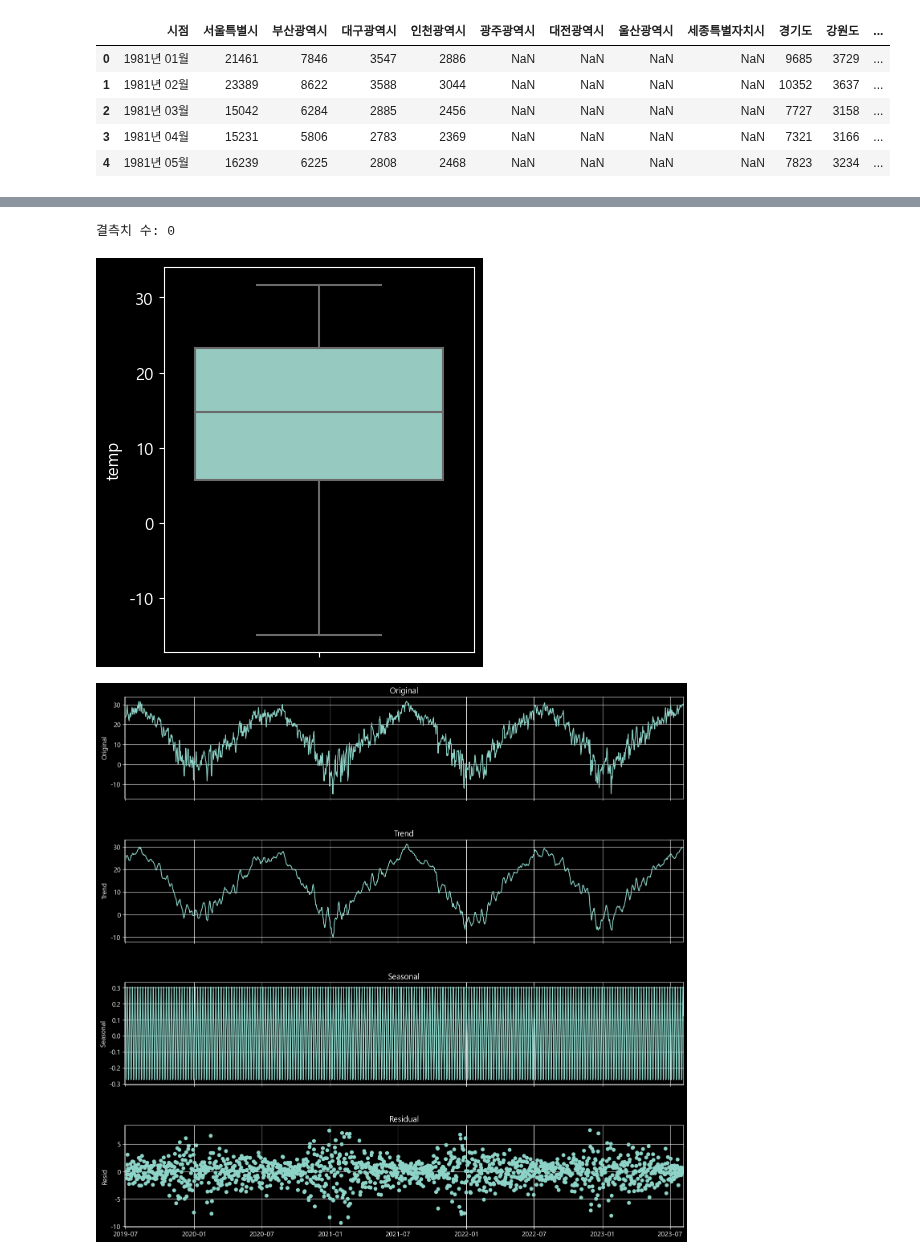
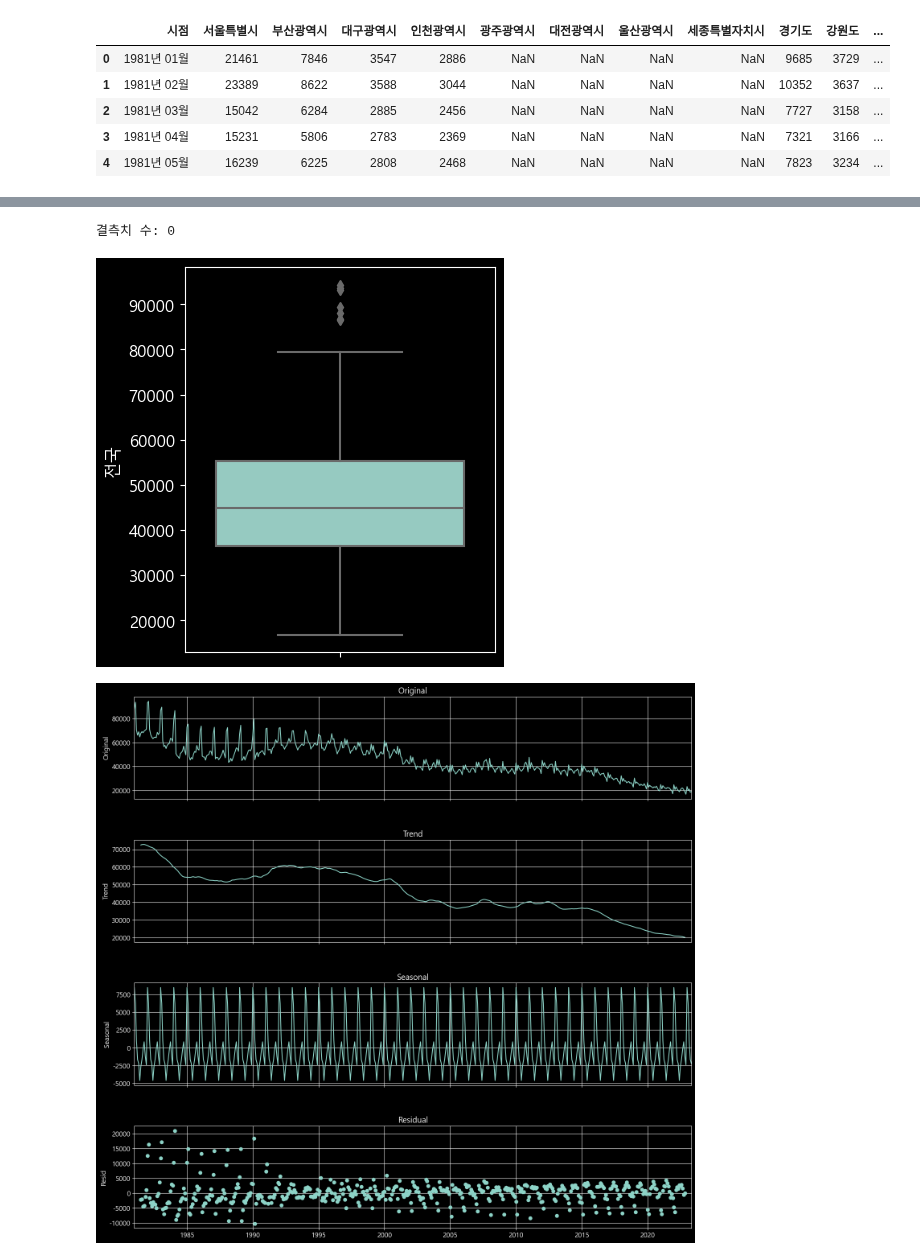
Before and after one commit to maker-lee/megait-data, a Jupyter notebook: E.확증적_데이터_분석/06.시계열분석/연습문제(2).ipynb, the cells around one changed output, grey strips where cells are left out. Drawn from its saved outputs; the diff is of its cells as text; code cells hidden in the pictures.

```diff
--- a/E.확증적_데이터_분석/06.시계열분석/연습문제(2).ipynb
+++ b/E.확증적_데이터_분석/06.시계열분석/연습문제(2).ipynb
@@ -74,3 +117,0 @@ df.head()
-# %%
-df.rename(columns={'날짜':'date', '평균기온(℃)':'temp'}, inplace=True)
-df.head()
@@ -84,0 +150,4 @@ df.head()
+# %%
+# 날짜 형식의 인덱스 설정
+df = set_datetime_index(origin, '시점')
+df.head()
@@ -89 +181,5 @@ temp    0
 dtype: int64
+# %%
+# 결측치정제
+df2 = df.fillna(0)
+df2.head()
@@ -89,0 +193,4 @@ dtype: int64
+# %%
+# 전국에 댇한 파생변수 생성
+df2['전국'] = df2.sum(axis=1)
+df2.head()
@@ -90,6 +204,6 @@ dtype: int64
 # %%
-helper.exp_time_data(data=df.tail(1500), yname='temp',sd_model='a')
+helper.exp_time_data(data=df2.tail(1500), yname='전국',sd_model='a')
 # %% [output]
 결측치 수: 0
-[figure, old version]
+[figure, new version]
-[figure, old version]
+[figure, new version]
```
Also changed, not shown: parts of 28 cells of this notebook, 8 other files.
